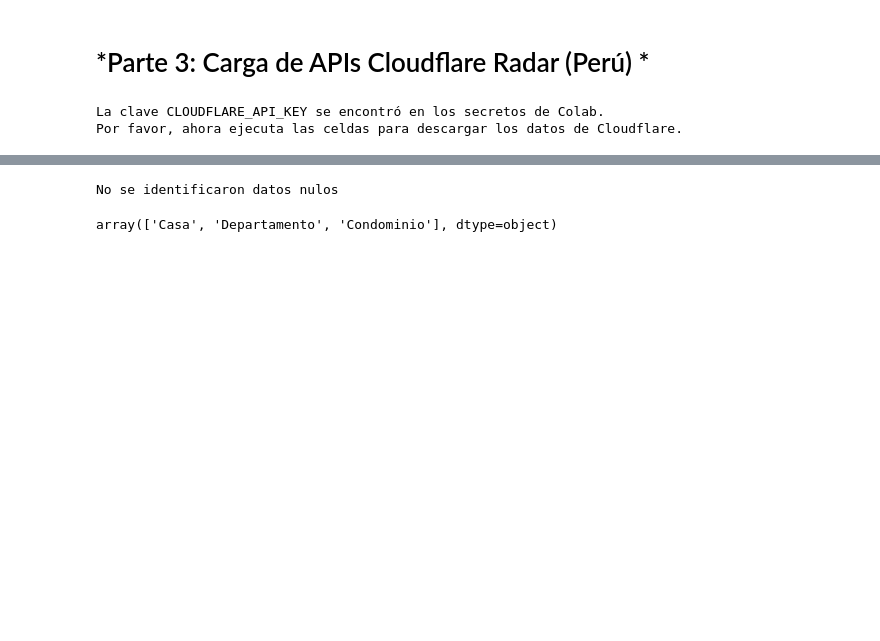
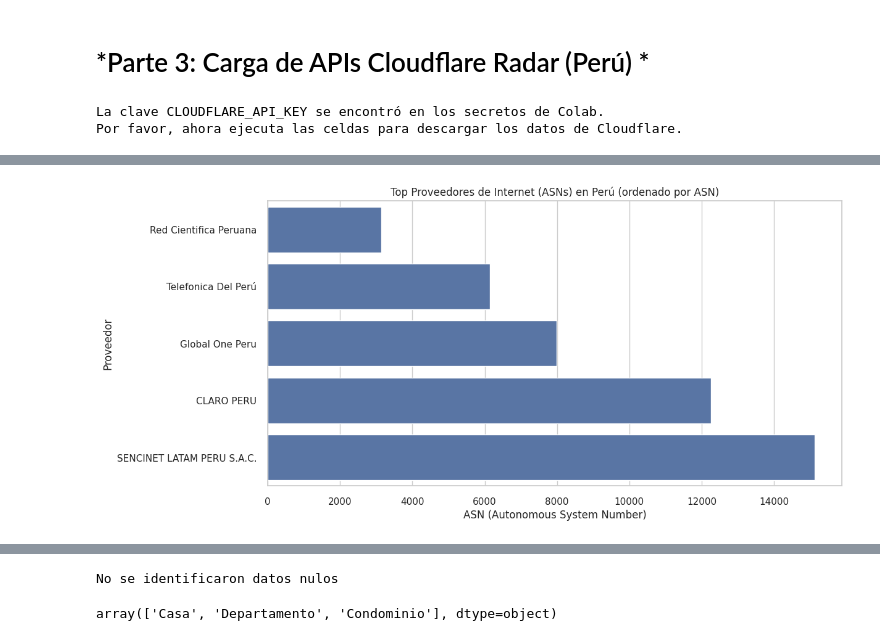
Before and after one commit to Angebarrutia/Coderhouse-Curso-Data-Science-II, a Jupyter notebook: Entregas/Primera Entrega/ProyectoEntrega1DSII_BarrutiaAngela.ipynb, the cells around one changed output, grey strips where cells are left out. Drawn from its saved outputs; the diff is of its cells as text; code cells hidden in the pictures; blank space fills up the shorter version.

```diff
--- a/Entregas/Primera Entrega/ProyectoEntrega1DSII_BarrutiaAngela.ipynb
+++ b/Entregas/Primera Entrega/ProyectoEntrega1DSII_BarrutiaAngela.ipynb
@@ -509,3 +496,15 @@ Toda la data de Cloudflare ha sido descargada correctamente.
+# %%
+# Sort by 'asn' as 'rank' is not available in this API endpoint
+top_asns = df_asn.sort_values(by="asn", ascending=True).head(10)
+
+plt.figure(figsize=(12,6))
+sns.barplot(data=top_asns, x="asn", y="name") # Changed x-axis to 'asn'
+plt.title("Top Proveedores de Internet (ASNs) en Perú (ordenado por ASN)") # Updated title
+plt.xlabel("ASN (Autonomous System Number)") # Updated xlabel
+plt.ylabel("Proveedor")
+plt.show()
+# %% [output]
+[figure, added]
 # %%
 display(df.head(6))
 # %% [output]
```
Also changed, not shown: parts of 22 cells of this notebook.
